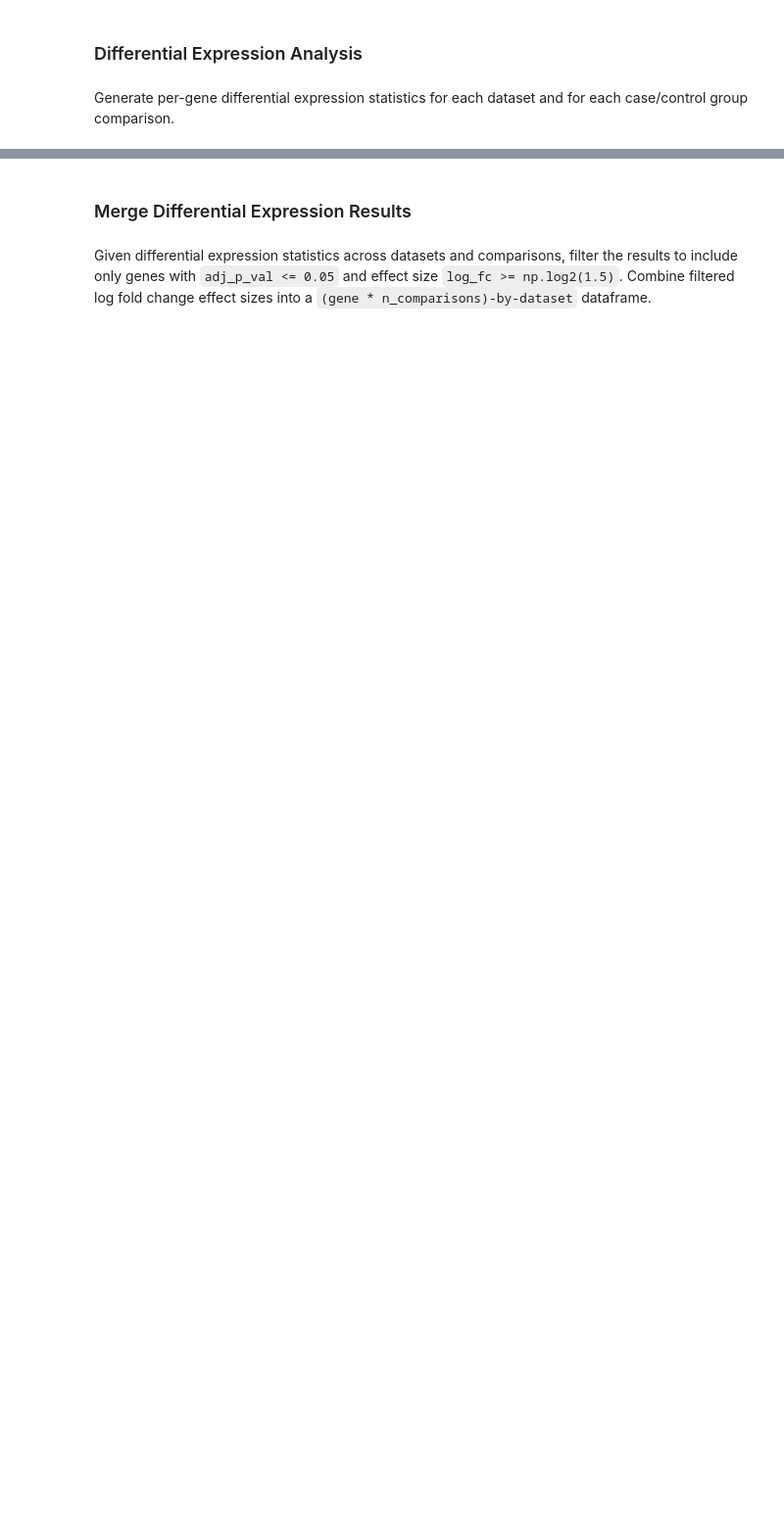
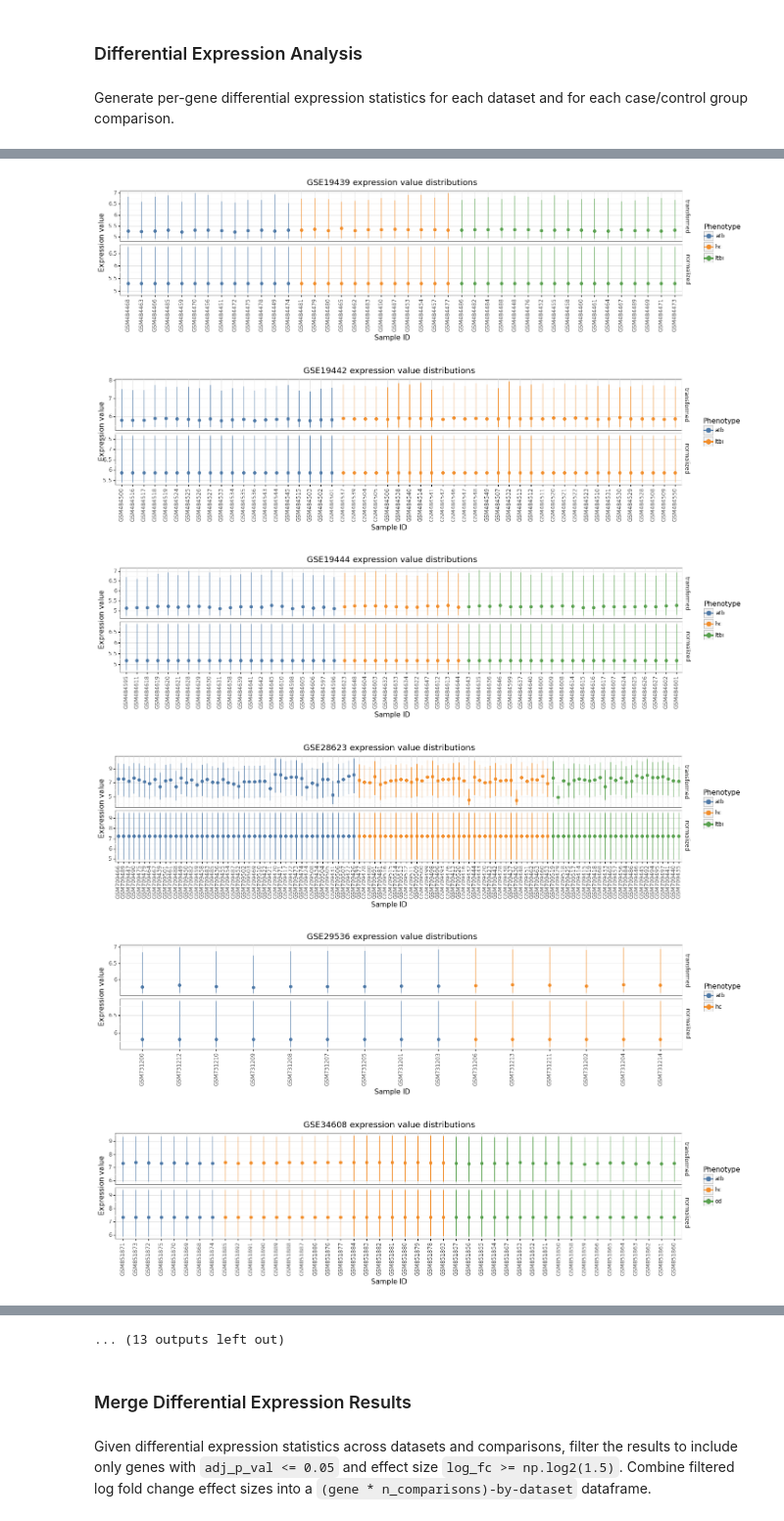
Before and after one commit to liameabbott/tb-gene-signature-pipeline, a Jupyter notebook: notebooks/network-analysis.ipynb, the cells around one changed output, grey strips where cells are left out. Shown at 98% size. Cells and saved outputs as stored; diff of their text form; code cells hidden in the pictures; blank space fills up the shorter version.

```diff
--- a/notebooks/network-analysis.ipynb
+++ b/notebooks/network-analysis.ipynb
@@ -14,2 +15,5 @@ import tb_gene_signature_pipeline.network_analysis as na
 # %%
 project_dir = Path.cwd().resolve().parent
+# %%
+with (project_dir / 'data' / 'datasets.json').open('r') as f:
+    datasets = json.load(f)
@@ -18,4 +28,5 @@ project_dir = Path.cwd().resolve().parent
 # %% [markdown]
 Generate per-gene differential expression statistics for each dataset and for each case/control group comparison.
 # %%
-differential_expression_results = na.run_differential_expression_analysis()
+differential_expression_results = na.run_differential_expression_analysis(
+    log_transform_all_geo_data=False)
@@ -21,0 +35,11 @@ differential_expression_results = na.run_differential_expression_analysis()
+# %%
+for dataset in datasets:
+    tbplt.plot_expression_distributions(
+        differential_expression_results['exprs'], gse_id=dataset['gse_id']).draw();
+# %% [output]
+[figure, added]
+[figure, added]
+[figure, added]
+[figure, added]
+[figure, added]
+[figure, added]
@@ -22,3 +52,4 @@ differential_expression_results = na.run_differential_expression_analysis()
+... (13 outputs left out)
 # %% [markdown]
 ### Merge Differential Expression Results
 # %% [markdown]
```
Also changed, not shown: parts of 47 cells of this notebook, 44 other files.
